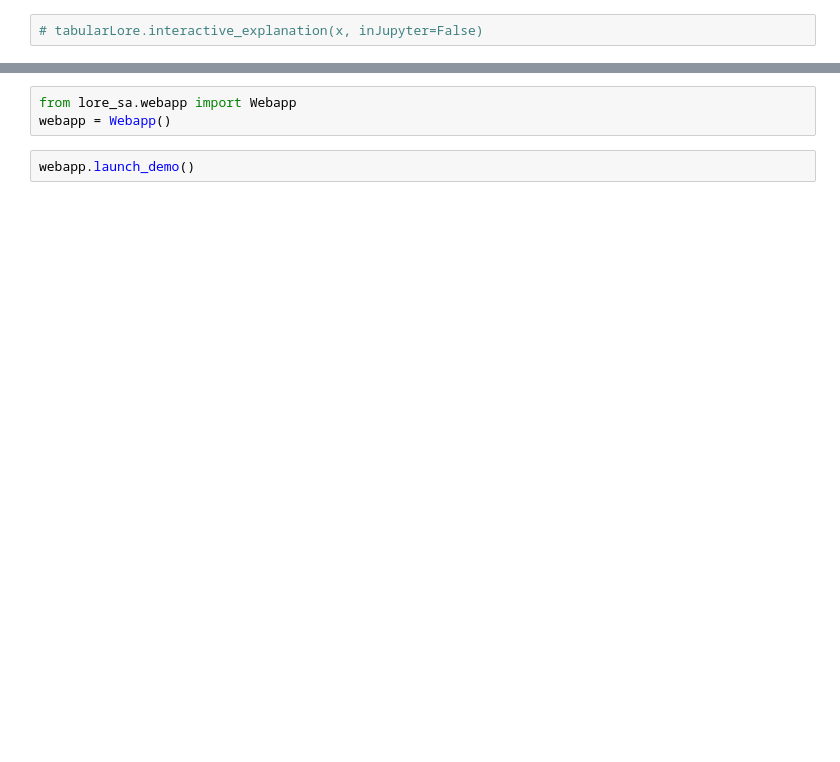
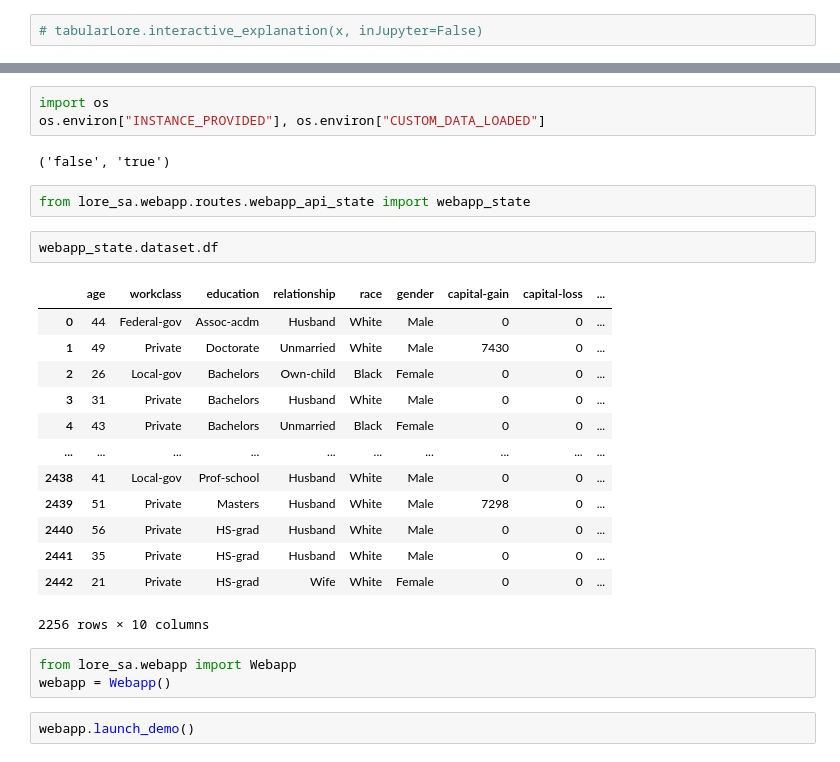
Before and after one commit to AlessandroCarella/Master-thesis, a Jupyter notebook: lore_sa update/test_bench.ipynb, the cells around one changed output, grey strips where cells are left out. Drawn from its saved outputs; the diff is of its cells as text; blank space fills up the shorter version.

```diff
--- a/lore_sa update/test_bench.ipynb
+++ b/lore_sa update/test_bench.ipynb
@@ -63,3 +180,26 @@ for k,v in x.items():
+# %%
+import os
+os.environ["INSTANCE_PROVIDED"], os.environ["CUSTOM_DATA_LOADED"]
+# %% [output]
+('false', 'true')
+# %%
+from lore_sa.webapp.routes.webapp_api_state import webapp_state
+# %%
+webapp_state.dataset.df
+# %% [output]
+|  | age | workclass | education | relationship | race | gender | capital-gain | capital-loss | ... |
+| 0 | 44 | Federal-gov | Assoc-acdm | Husband | White | Male | 0 | 0 | ... |
+| 1 | 49 | Private | Doctorate | Unmarried | White | Male | 7430 | 0 | ... |
+| 2 | 26 | Local-gov | Bachelors | Own-child | Black | Female | 0 | 0 | ... |
+| 3 | 31 | Private | Bachelors | Husband | White | Male | 0 | 0 | ... |
+| 4 | 43 | Private | Bachelors | Unmarried | Black | Female | 0 | 0 | ... |
+| ... | ... | ... | ... | ... | ... | ... | ... | ... | ... |
+| 2438 | 41 | Local-gov | Prof-school | Husband | White | Male | 0 | 0 | ... |
+| 2439 | 51 | Private | Masters | Husband | White | Male | 7298 | 0 | ... |
+| 2440 | 56 | Private | HS-grad | Husband | White | Male | 0 | 0 | ... |
+| 2441 | 35 | Private | HS-grad | Husband | White | Male | 0 | 0 | ... |
+| 2442 | 21 | Private | HS-grad | Wife | White | Female | 0 | 0 | ... |
+2256 rows × 10 columns
 # %%
 from lore_sa.webapp import Webapp
 webapp = Webapp()
```
Also changed, not shown: parts of 6 cells of this notebook, 4 other files.
